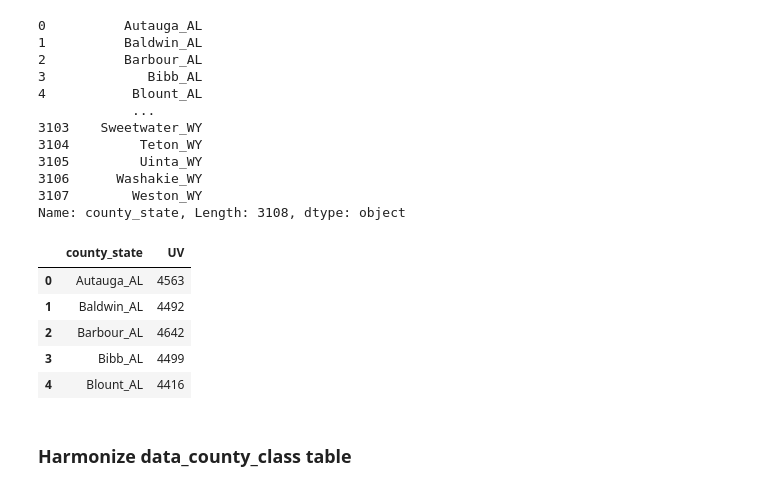
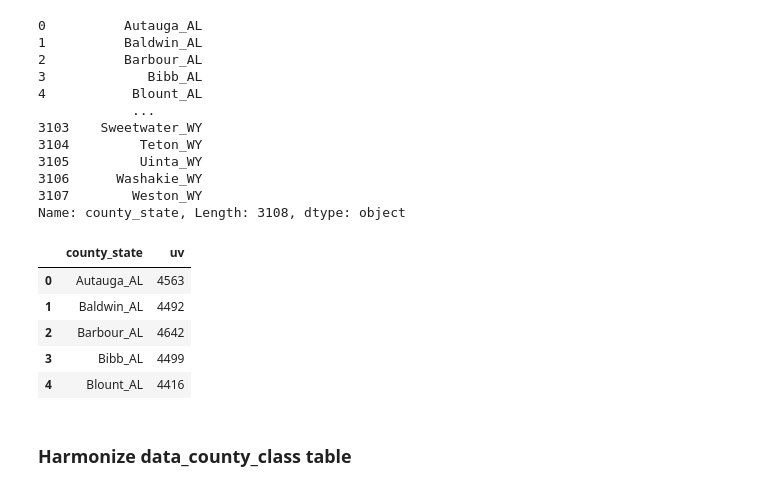
Before and after one commit to TobHeg/Mid-Term-Project, a Jupyter notebook: mid-term-project.ipynb, the cells around one changed output. Cells and saved outputs as stored; diff of their text form; code cells hidden in the pictures.

```diff
--- a/mid-term-project.ipynb
+++ b/mid-term-project.ipynb
@@ -202,13 +202,13 @@ data_uv['county_state']
 Name: county_state, Length: 3108, dtype: object
 # %%
 # Rename column
-data_uv.rename(columns={"uv_ wh/m_": "UV"}, inplace=True)
+data_uv.rename(columns={"uv_ wh/m_": "uv"}, inplace=True)
 
 # dropping unnessessary columns
-data_uv = data_uv[['county_state','UV']]
+data_uv = data_uv[['county_state','uv']]
 data_uv.head()
 # %% [output]
-|  | county_state | UV |
+|  | county_state | uv |
 | 0 | Autauga_AL | 4563 |
 | 1 | Baldwin_AL | 4492 |
 | 2 | Barbour_AL | 4642 |
```
Also changed, not shown: parts of 217 cells of this notebook, 10 other files.
